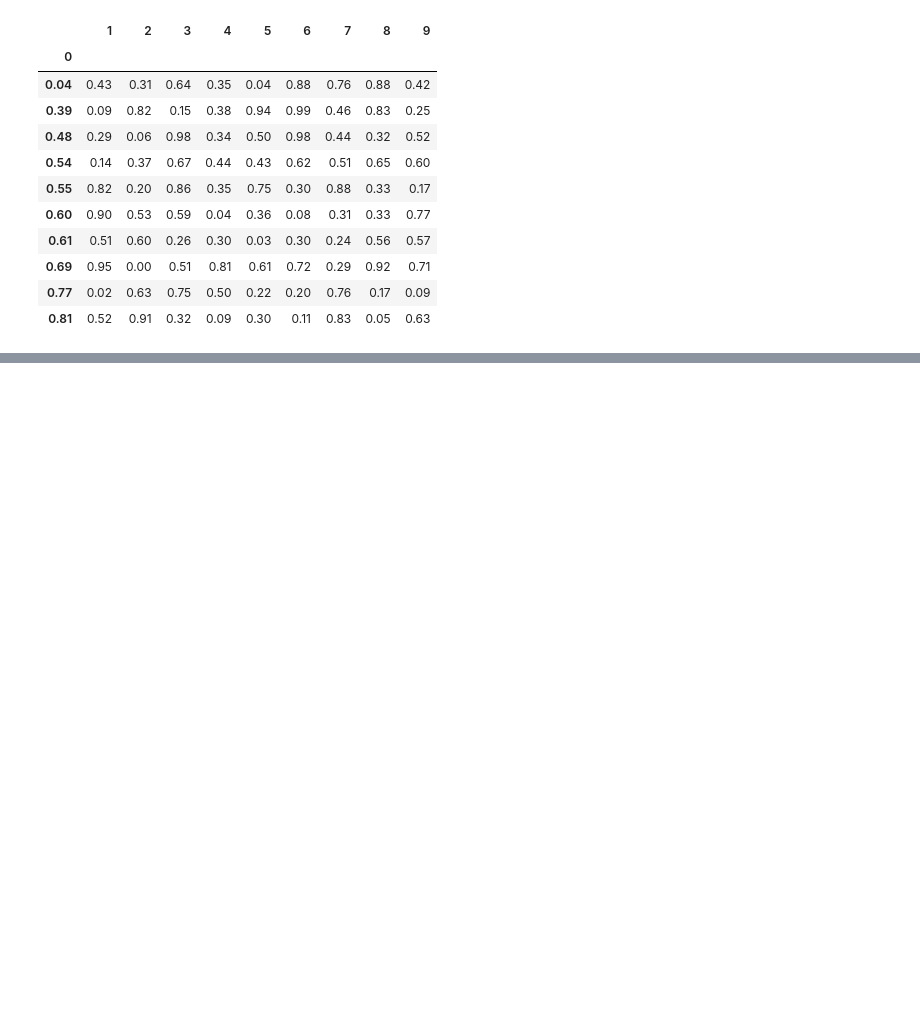
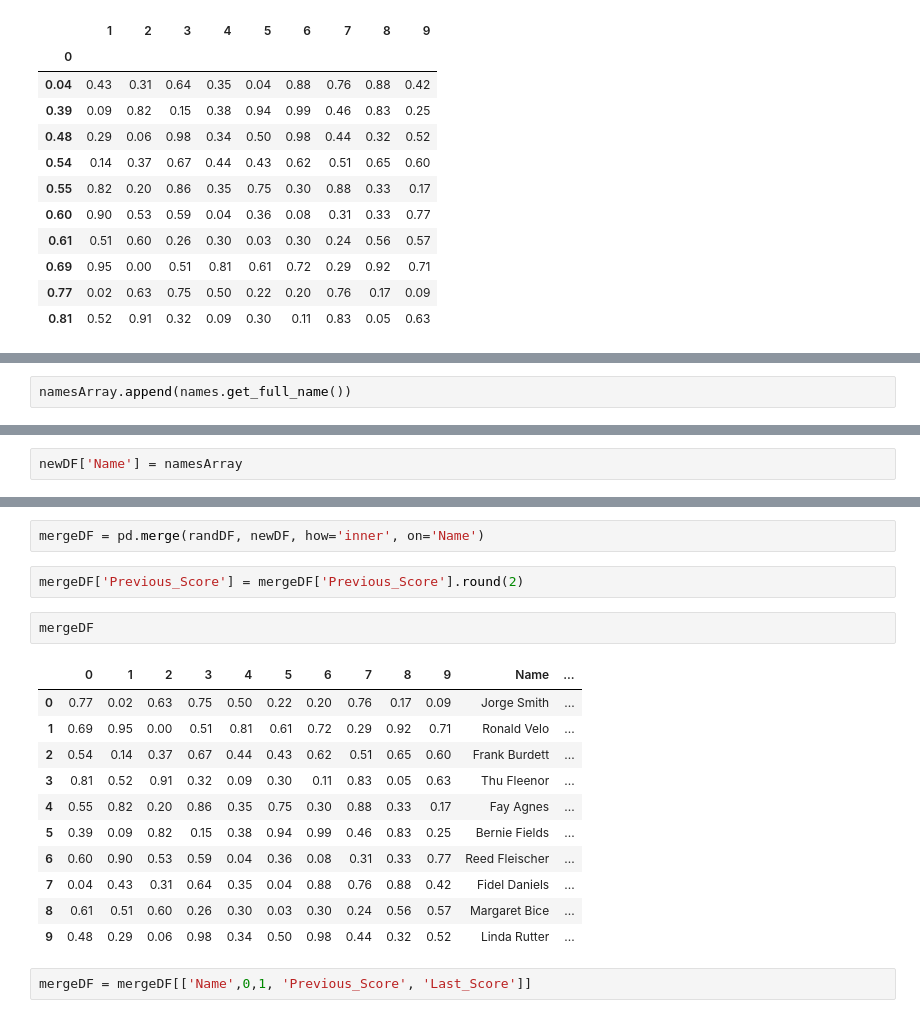
Before and after one commit to Mhinolv/python, a Jupyter notebook: Python/Statistical Functions/Statistical Analysis.ipynb, the cells around one changed output, grey strips where cells are left out. Saved outputs shown, nothing was run; the diff lists cells and outputs as text; blank space fills up the shorter version.

Commit message:
Added JOIN and correlation to Statistics notebook as well as Date and Name generation.

```diff
--- a/Python/Statistical Functions/Statistical Analysis.ipynb
+++ b/Python/Statistical Functions/Statistical Analysis.ipynb
@@ -119,0 +127,2 @@ randDF.groupby(0).sum().round(2)
+# %%
+namesArray.append(names.get_full_name())
@@ -119,0 +142,2 @@ randDF.groupby(0).sum().round(2)
+# %%
+newDF['Name'] = namesArray
@@ -119,0 +158,20 @@ randDF.groupby(0).sum().round(2)
+# %%
+mergeDF = pd.merge(randDF, newDF, how='inner', on='Name')
+# %%
+mergeDF['Previous_Score'] = mergeDF['Previous_Score'].round(2)
+# %%
+mergeDF
+# %% [output]
+|  | 0 | 1 | 2 | 3 | 4 | 5 | 6 | 7 | 8 | 9 | Name | ... |
+| 0 | 0.77 | 0.02 | 0.63 | 0.75 | 0.50 | 0.22 | 0.20 | 0.76 | 0.17 | 0.09 | Jorge Smith | ... |
+| 1 | 0.69 | 0.95 | 0.00 | 0.51 | 0.81 | 0.61 | 0.72 | 0.29 | 0.92 | 0.71 | Ronald Velo | ... |
+| 2 | 0.54 | 0.14 | 0.37 | 0.67 | 0.44 | 0.43 | 0.62 | 0.51 | 0.65 | 0.60 | Frank Burdett | ... |
+| 3 | 0.81 | 0.52 | 0.91 | 0.32 | 0.09 | 0.30 | 0.11 | 0.83 | 0.05 | 0.63 | Thu Fleenor | ... |
+| 4 | 0.55 | 0.82 | 0.20 | 0.86 | 0.35 | 0.75 | 0.30 | 0.88 | 0.33 | 0.17 | Fay Agnes | ... |
+| 5 | 0.39 | 0.09 | 0.82 | 0.15 | 0.38 | 0.94 | 0.99 | 0.46 | 0.83 | 0.25 | Bernie Fields | ... |
+| 6 | 0.60 | 0.90 | 0.53 | 0.59 | 0.04 | 0.36 | 0.08 | 0.31 | 0.33 | 0.77 | Reed Fleischer | ... |
+| 7 | 0.04 | 0.43 | 0.31 | 0.64 | 0.35 | 0.04 | 0.88 | 0.76 | 0.88 | 0.42 | Fidel Daniels | ... |
+| 8 | 0.61 | 0.51 | 0.60 | 0.26 | 0.30 | 0.03 | 0.30 | 0.24 | 0.56 | 0.57 | Margaret Bice | ... |
+| 9 | 0.48 | 0.29 | 0.06 | 0.98 | 0.34 | 0.50 | 0.98 | 0.44 | 0.32 | 0.52 | Linda Rutter | ... |
+# %%
+mergeDF = mergeDF[['Name',0,1, 'Previous_Score', 'Last_Score']]
```
Also changed, not shown: parts of 22 cells of this notebook.
